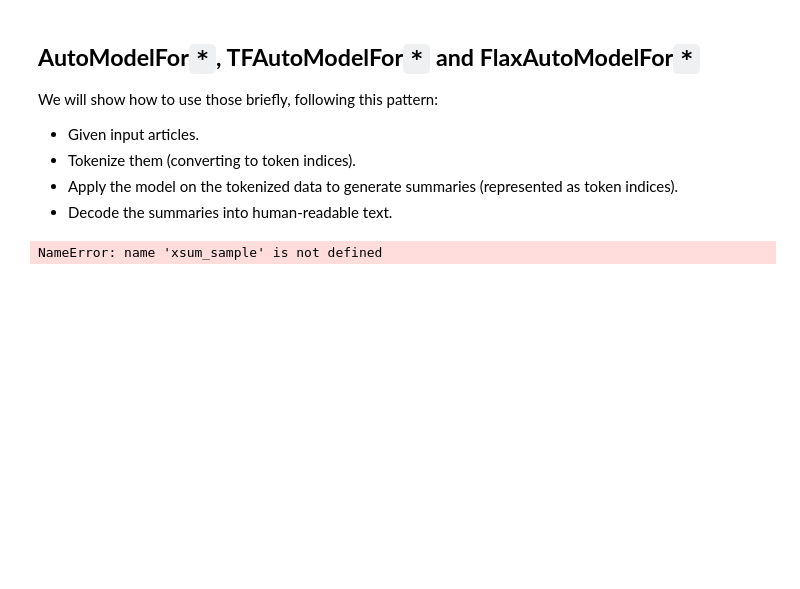
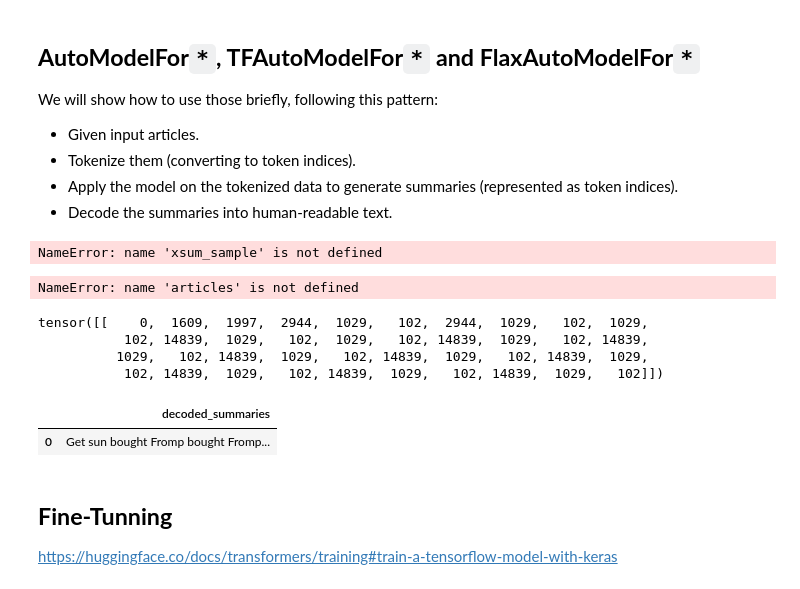
Before and after one commit to venkateshpabbati/Generative-AI-Scratch-2-Advance-By-ThatAIGuy, a Jupyter notebook: 5. HuggingFace Walkthrough/4. Introduction to AutoModel/intro_to_auto_model.ipynb, the cells around one changed output. Saved outputs shown, nothing was run; the diff lists cells and outputs as text; code cells hidden in the pictures; blank space fills up the shorter version.

```diff
--- a/5. HuggingFace Walkthrough/4. Introduction to AutoModel/intro_to_auto_model.ipynb
+++ b/5. HuggingFace Walkthrough/4. Introduction to AutoModel/intro_to_auto_model.ipynb
@@ -225,3 +405,46 @@ articles = list(map(lambda article: "summarize: " + article, xsum_sample["docume
 pd.DataFrame(articles, columns=["prompts"])
 # %% [output]
 NameError: name 'xsum_sample' is not defined
+# %%
+# Tokenize the input
+
+inputs = tokenizer(
+    articles, return_tensors="pt", padding=True, truncation=True, max_length=1024
+)
+
+print("input_ids:")
+print(inputs["input_ids"])
+print("attention_mask:")
+print(inputs["attention_mask"])
+# %% [output]
+NameError: name 'articles' is not defined
+# %%
+# Generate summaries
+
+summary_ids = model.generate(
+                inputs.input_ids,
+                attention_mask=inputs.attention_mask,
+                num_beams=2,
+                min_length=0,
+                max_length=40,
+)
+
+print(summary_ids)
+# %% [output]
+tensor([[    0,  1609,  1997,  2944,  1029,   102,  2944,  1029,   102,  1029,
+           102, 14839,  1029,   102,  1029,   102, 14839,  1029,   102, 14839,
+          1029,   102, 14839,  1029,   102, 14839,  1029,   102, 14839,  1029,
+           102, 14839,  1029,   102, 14839,  1029,   102, 14839,  1029,   102]])
+# %%
+# Decode the generated summaries
+
+decoded_summaries = tokenizer.batch_decode(summary_ids, skip_special_tokens=True)
+
+pd.DataFrame(decoded_summaries, columns=["decoded_summaries"])
+# %% [output]
+|  | decoded_summaries |
+| 0 | Get sun bought Fromp bought Fromp... |
+# %% [markdown]
+## **Fine-Tunning**
+
+https://huggingface.co/docs/transformers/training#train-a-tensorflow-model-with-keras
```
Also changed, not shown: parts of 21 cells of this notebook.
